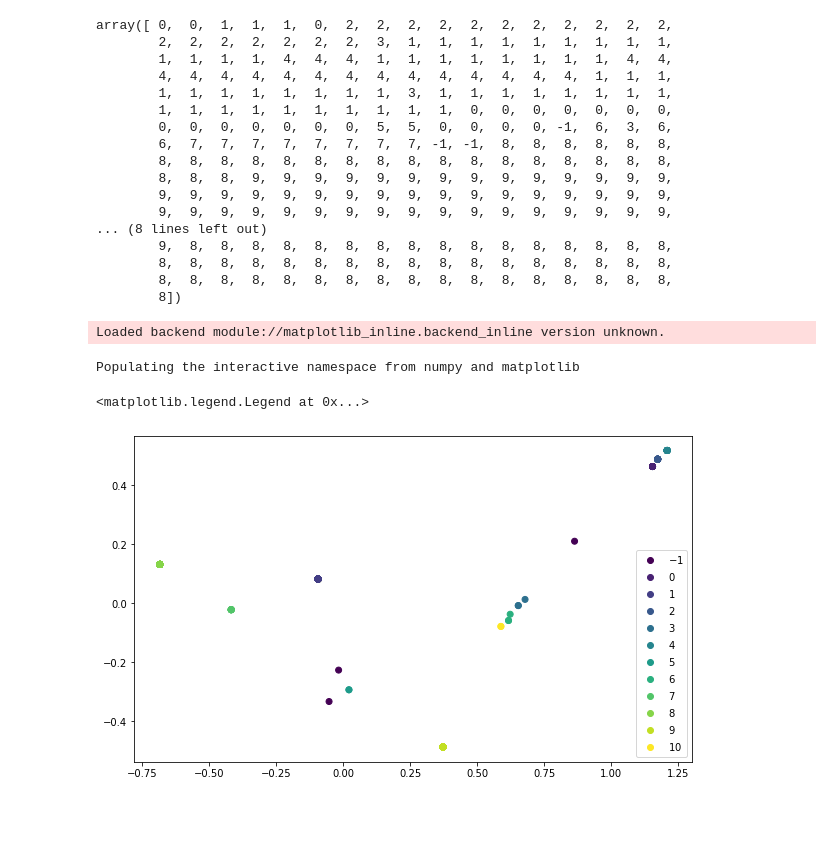
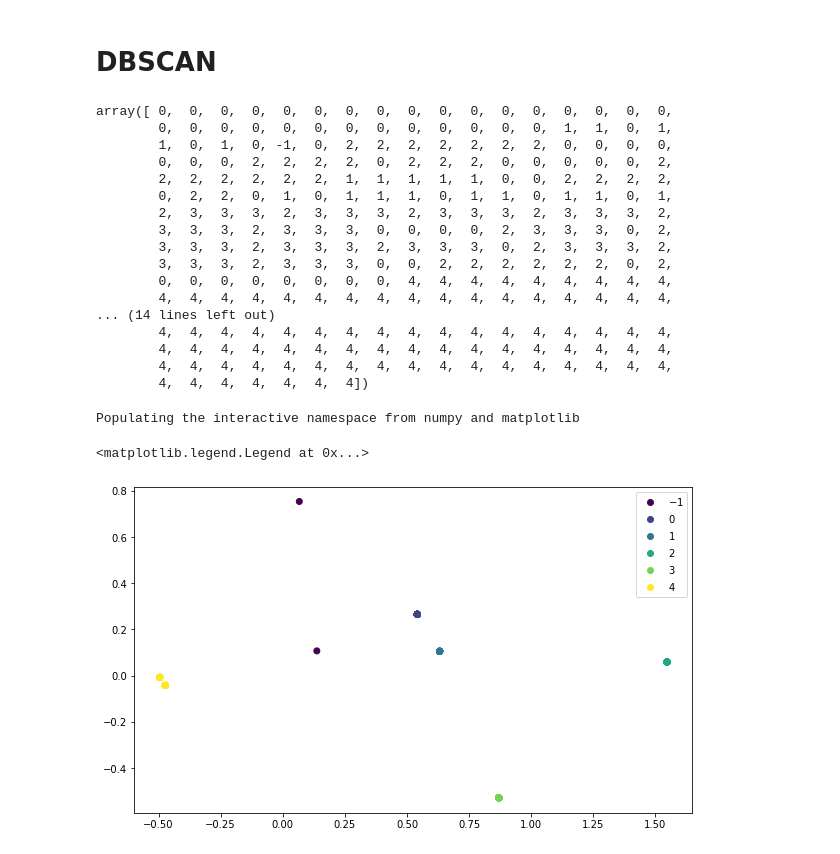
Before and after one commit to nadzyah/log-anomaly-detector, a Jupyter notebook: Notebooks/Log_Deduplication/Log_Aggregation_Clean.ipynb, the cells around one changed output. Cells and saved outputs as stored; diff of their text form; code cells hidden in the pictures; blank space fills up the shorter version.

```diff
--- a/Notebooks/Log_Deduplication/Log_Aggregation_Clean.ipynb
+++ b/Notebooks/Log_Deduplication/Log_Aggregation_Clean.ipynb
@@ -33,11 +33,12 @@ def config():
     cfg.MG_INPUT_COL = "utm_anomaly"
     cfg.HOSTNAME_INDEX = "hostname"
     cfg.DATETIME_INDEX = "timestamp"
-    cfg.MG_USER = ''
-    cfg.MG_PASSWORD = ''
+    cfg.MG_CA_CERT = "/home/nadzya/Apps/log-anomaly-detector/config_files/LAD_CA.crt"
+    cfg.MG_USER = 'dbadmin'
+    cfg.MG_PASSWORD = 'password123'
     cfg.AGGR_VECTOR_LENGTH = 25
     cfg.AGGR_WINDOW = 5
-    cfg.AGGR_EPS = 0.05
+    cfg.AGGR_EPS = 0.1
     cfg.AGGR_MIN_SAMPLES = 2
     return cfg
 # %%
@@ -158,8 +159,8 @@ def all_logs_to_vectors(logs):
         result.append(log_words_to_vector(log))
     return np.array(result)
 # %%
-def add_cluster_label_to_df(config, df, vectors):
+def add_cluster_label_to_df_dbscan(config, df, vectors):
     dbscan = DBSCAN(eps=config.AGGR_EPS, min_samples=cfg.AGGR_MIN_SAMPLES)
     clusters = dbscan.fit_predict(vectors)
-    df["cluster"] = clusters
+    df["cluster_db"] = clusters
     return clusters
@@ -195,4 +202,4 @@ def aggregate_logs(df, df_json, clusters):
 # %%
 cfg = config()
 mg = MongoDBDataStorageSource(cfg)
-df, json_logs = mg.retrieve(MGStorageAttribute(30*86400, 1000))
+df, json_logs = mg.retrieve(MGStorageAttribute(30*86400, 500))
@@ -223,38 +209,39 @@ under 10 jobs per worker: consider setting a smaller `batch_words' for smoother
 # %%
 mean_vectors = all_logs_to_vectors(vectors)
+# %% [markdown]
+# DBSCAN
 # %%
-clusters = add_cluster_label_to_df(cfg, df, mean_vectors)
+clusters = add_cluster_label_to_df_dbscan(cfg, df, mean_vectors)
 clusters
 # %% [output]
-array([ 0,  0,  1,  1,  1,  0,  2,  2,  2,  2,  2,  2,  2,  2,  2,  2,  2,
-        2,  2,  2,  2,  2,  2,  2,  3,  1,  1,  1,  1,  1,  1,  1,  1,  1,
-        1,  1,  1,  1,  4,  4,  4,  1,  1,  1,  1,  1,  1,  1,  1,  4,  4,
-        4,  4,  4,  4,  4,  4,  4,  4,  4,  4,  4,  4,  4,  4,  1,  1,  1,
-        1,  1,  1,  1,  1,  1,  1,  1,  3,  1,  1,  1,  1,  1,  1,  1,  1,
-        1,  1,  1,  1,  1,  1,  1,  1,  1,  1,  0,  0,  0,  0,  0,  0,  0,
-        0,  0,  0,  0,  0,  0,  0,  5,  5,  0,  0,  0,  0, -1,  6,  3,  6,
-        6,  7,  7,  7,  7,  7,  7,  7,  7, -1, -1,  8,  8,  8,  8,  8,  8,
-        8,  8,  8,  8,  8,  8,  8,  8,  8,  8,  8,  8,  8,  8,  8,  8,  8,
-        8,  8,  8,  9,  9,  9,  9,  9,  9,  9,  9,  9,  9,  9,  9,  9,  9,
-        9,  9,  9,  9,  9,  9,  9,  9,  9,  9,  9,  9,  9,  9,  9,  9,  9,
-        9,  9,  9,  9,  9,  9,  9,  9,  9,  9,  9,  9,  9,  9,  9,  9,  9,
-... (8 lines left out)
-        9,  8,  8,  8,  8,  8,  8,  8,  8,  8,  8,  8,  8,  8,  8,  8,  8,
-        8,  8,  8,  8,  8,  8,  8,  8,  8,  8,  8,  8,  8,  8,  8,  8,  8,
-        8,  8,  8,  8,  8,  8,  8,  8,  8,  8,  8,  8,  8,  8,  8,  8,  8,
-        8])
+array([ 0,  0,  0,  0,  0,  0,  0,  0,  0,  0,  0,  0,  0,  0,  0,  0,  0,
+        0,  0,  0,  0,  0,  0,  0,  0,  0,  0,  0,  0,  0,  1,  1,  0,  1,
+        1,  0,  1,  0, -1,  0,  2,  2,  2,  2,  2,  2,  2,  0,  0,  0,  0,
+        0,  0,  0,  2,  2,  2,  2,  0,  2,  2,  2,  0,  0,  0,  0,  0,  2,
+        2,  2,  2,  2,  2,  2,  1,  1,  1,  1,  1,  0,  0,  2,  2,  2,  2,
+        0,  2,  2,  0,  1,  0,  1,  1,  1,  0,  1,  1,  0,  1,  1,  0,  1,
+        2,  3,  3,  3,  2,  3,  3,  3,  2,  3,  3,  3,  2,  3,  3,  3,  2,
+        3,  3,  3,  2,  3,  3,  3,  0,  0,  0,  0,  2,  3,  3,  3,  0,  2,
+        3,  3,  3,  2,  3,  3,  3,  2,  3,  3,  3,  0,  2,  3,  3,  3,  2,
+        3,  3,  3,  2,  3,  3,  3,  0,  0,  2,  2,  2,  2,  2,  2,  0,  2,
+        0,  0,  0,  0,  0,  0,  0,  0,  4,  4,  4,  4,  4,  4,  4,  4,  4,
+        4,  4,  4,  4,  4,  4,  4,  4,  4,  4,  4,  4,  4,  4,  4,  4,  4,
+... (14 lines left out)
+        4,  4,  4,  4,  4,  4,  4,  4,  4,  4,  4,  4,  4,  4,  4,  4,  4,
+        4,  4,  4,  4,  4,  4,  4,  4,  4,  4,  4,  4,  4,  4,  4,  4,  4,
+        4,  4,  4,  4,  4,  4,  4,  4,  4,  4,  4,  4,  4,  4,  4,  4,  4,
+        4,  4,  4,  4,  4,  4,  4])
 # %%
 %pylab inline
 
 pca = PCA(n_components=2, random_state=0)
 data_2d_pca = pca.fit_transform(mean_vectors)
 
 pylab.figure(figsize=(10, 6))
-scat = pylab.scatter(data_2d_pca[:, 0], data_2d_pca[:, 1], c=list(df["cluster"]))
-pylab.legend(*scat.legend_elements(num="auto"))
+scat = pylab.scatter(data_2d_pca[:, 0], data_2d_pca[:, 1], c=list(df["cluster_db"]))
+pylab.legend(*scat.legend_elements(num=np.unique(clusters)))
 # %% [output]
-Loaded backend module://matplotlib_inline.backend_inline version unknown.
+Populating the interactive namespace from numpy and matplotlib
-Populating the interactive namespace from numpy and matplotlib
+<matplotlib.legend.Legend at 0x...>
-<matplotlib.legend.Legend at 0x...>
-[figure, old version]
+[figure, new version]
 # %%
```
Also changed, not shown: parts of 10 cells of this notebook.
